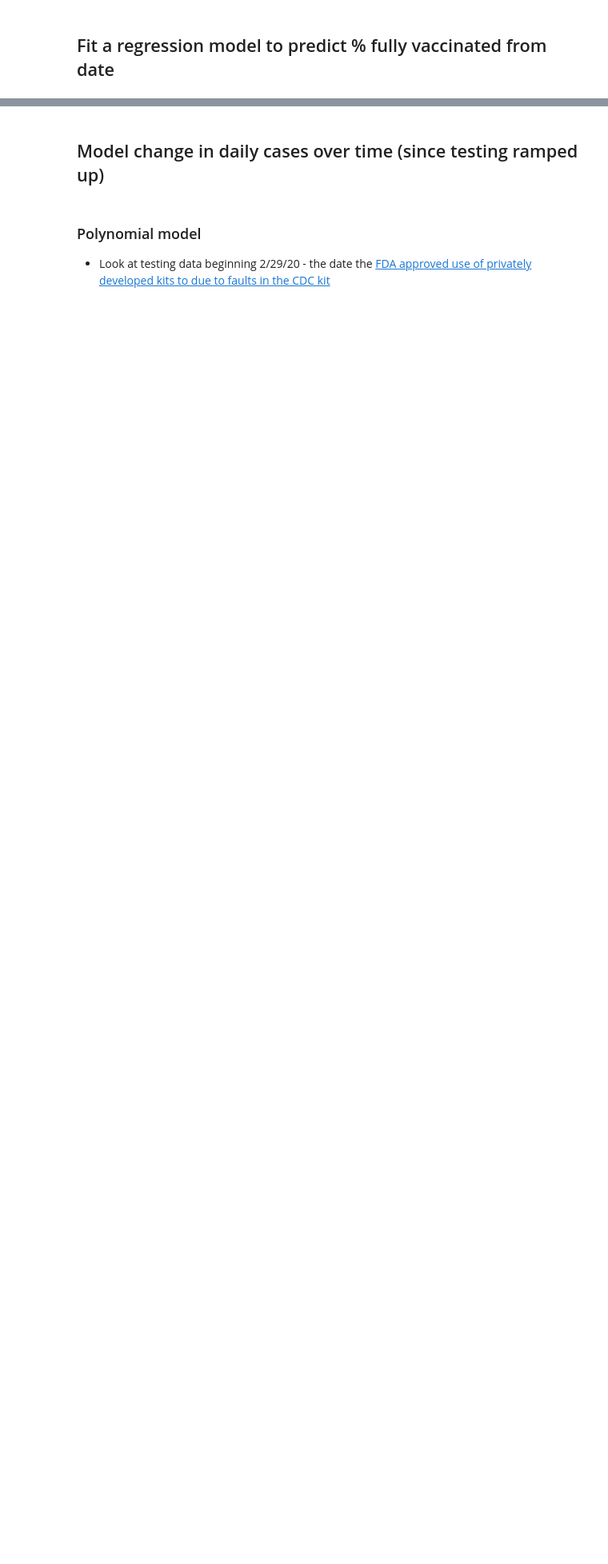
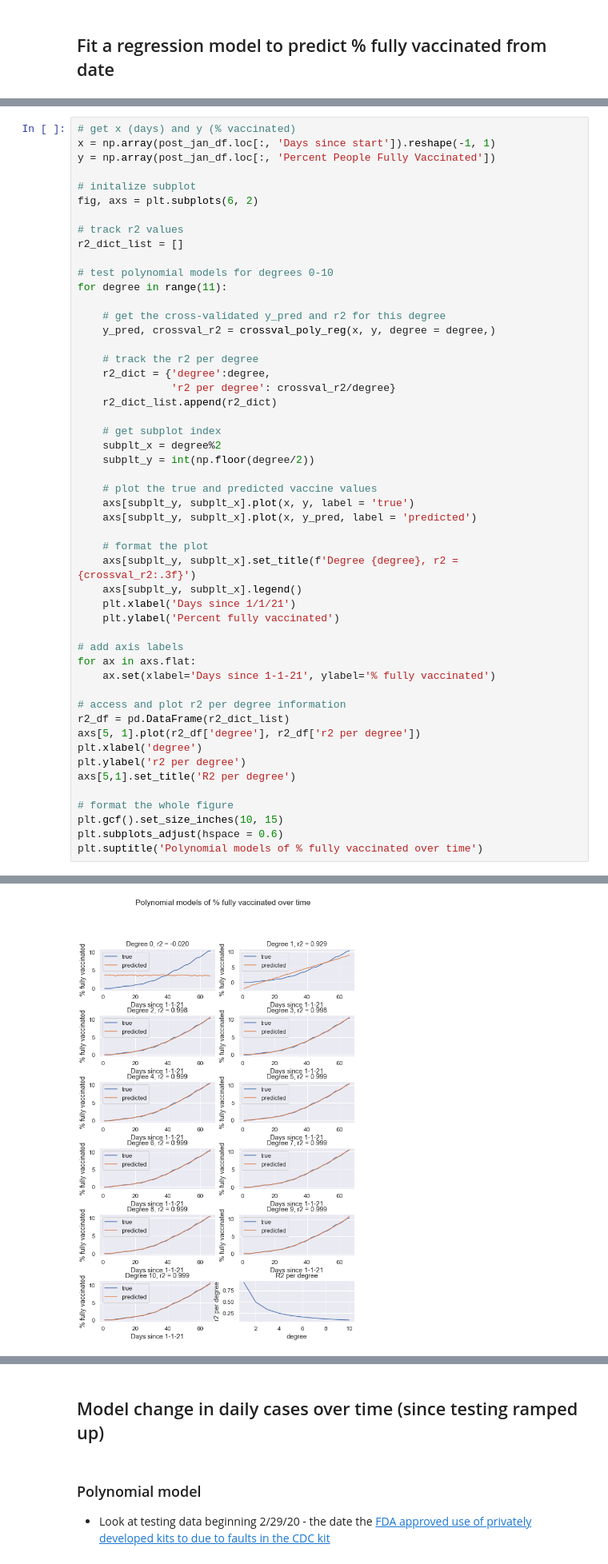
Before and after one commit to swastidadhich/Covid19HerdImmunity, a Jupyter notebook: COVID Data and analysis plan + regression-1.ipynb, the cells around one changed output, grey strips where cells are left out. Shown at 80% size. Cells and saved outputs as stored; diff of their text form; blank space fills up the shorter version.

```diff
--- a/COVID Data and analysis plan + regression-1.ipynb
+++ b/COVID Data and analysis plan + regression-1.ipynb
@@ -549,0 +579,52 @@ Model: 0.002490963040370469x^2 + -0.003961807205391647x + 0.06550454732809803
+# %%
+# get x (days) and y (% vaccinated)
+x = np.array(post_jan_df.loc[:, 'Days since start']).reshape(-1, 1)
+y = np.array(post_jan_df.loc[:, 'Percent People Fully Vaccinated'])
+
+# initalize subplot
+fig, axs = plt.subplots(6, 2)
+
+# track r2 values
+r2_dict_list = []
+
+# test polynomial models for degrees 0-10
+for degree in range(11):
+
+    # get the cross-validated y_pred and r2 for this degree
+    y_pred, crossval_r2 = crossval_poly_reg(x, y, degree = degree,)
+
+    # track the r2 per degree
+    r2_dict = {'degree':degree,
+               'r2 per degree': crossval_r2/degree}
+    r2_dict_list.append(r2_dict)
+
+    # get subplot index
+    subplt_x = degree%2
+    subplt_y = int(np.floor(degree/2))
+
+    # plot the true and predicted vaccine values
+    axs[subplt_y, subplt_x].plot(x, y, label = 'true')
+    axs[subplt_y, subplt_x].plot(x, y_pred, label = 'predicted')
+
+    # format the plot
+    axs[subplt_y, subplt_x].set_title(f'Degree {degree}, r2 = {crossval_r2:.3f}')
+    axs[subplt_y, subplt_x].legend()
+    plt.xlabel('Days since 1/1/21')
+    plt.ylabel('Percent fully vaccinated')
+
+# add axis labels
+for ax in axs.flat:
+    ax.set(xlabel='Days since 1-1-21', ylabel='% fully vaccinated')
+
+# access and plot r2 per degree information
+r2_df = pd.DataFrame(r2_dict_list)
+axs[5, 1].plot(r2_df['degree'], r2_df['r2 per degree'])
+plt.xlabel('degree')
+plt.ylabel('r2 per degree')
+axs[5,1].set_title('R2 per degree')
+
+# format the whole figure
+plt.gcf().set_size_inches(10, 15)
+plt.subplots_adjust(hspace = 0.6)
+plt.suptitle('Polynomial models of % fully vaccinated over time')
+# %% [output]
@@ -549,0 +632 @@ Model: 0.002490963040370469x^2 + -0.003961807205391647x + 0.06550454732809803
+[figure, added]
```
Also changed, not shown: parts of 30 cells of this notebook.
